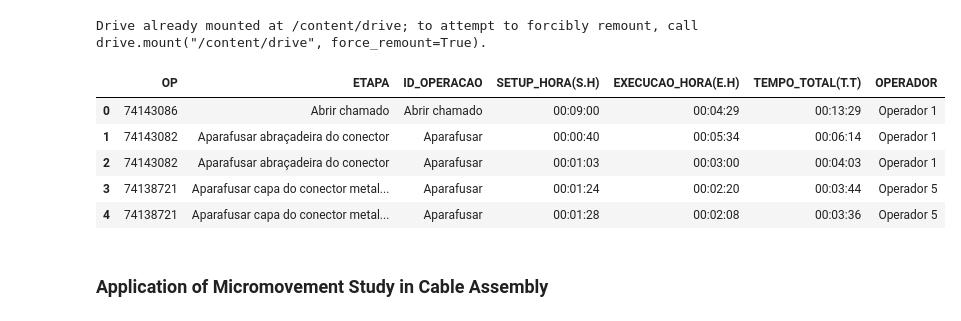
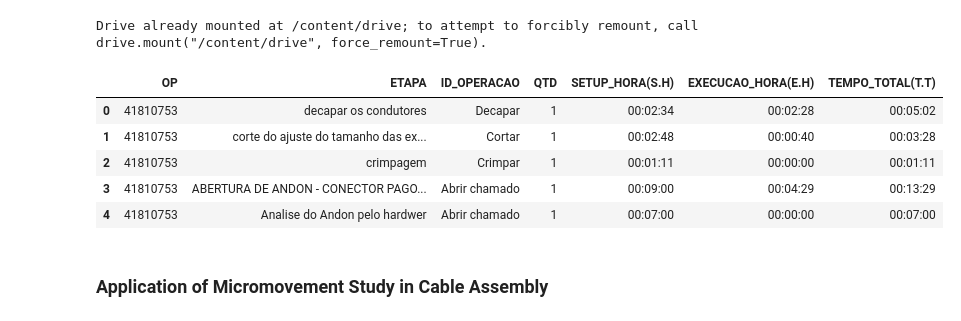
Before and after one commit to sarahbraia/dissertation_methodology_analysis_ITA, a Jupyter notebook: dissertation_methodology_analysis.ipynb, the cells around one changed output. Cells and saved outputs as stored; diff of their text form; code cells hidden in the pictures.

```diff
--- a/dissertation_methodology_analysis.ipynb
+++ b/dissertation_methodology_analysis.ipynb
@@ -12,18 +12,18 @@ from IPython.display import display
 Drive already mounted at /content/drive; to attempt to forcibly remount, call drive.mount("/content/drive", force_remount=True).
 # %%
 # Reading files from Google Drive
-base_path = '/content/drive/MyDrive/ITA -DISSERTAÇÃO/Dados_cronoanalise_cablagem.xlsx'
+base_path = '/content/drive/MyDrive/ITA -DISSERTAÇÃO/cabling_time_study_data.xlsx'
 df = pd.read_excel(base_path)
 
 # Preview of each dataset
 df.head()
 # %% [output]
-|  | OP | ETAPA | ID_OPERACAO | SETUP_HORA(S.H) | EXECUCAO_HORA(E.H) | TEMPO_TOTAL(T.T) | OPERADOR |
-| 0 | 74143086 | Abrir chamado | Abrir chamado | 00:09:00 | 00:04:29 | 00:13:29 | Operador 1 |
-| 1 | 74143082 | Aparafusar abraçadeira do conector | Aparafusar | 00:00:40 | 00:05:34 | 00:06:14 | Operador 1 |
-| 2 | 74143082 | Aparafusar abraçadeira do conector | Aparafusar | 00:01:03 | 00:03:00 | 00:04:03 | Operador 1 |
-| 3 | 74138721 | Aparafusar capa do conector metal... | Aparafusar | 00:01:24 | 00:02:20 | 00:03:44 | Operador 5 |
-| 4 | 74138721 | Aparafusar capa do conector metal... | Aparafusar | 00:01:28 | 00:02:08 | 00:03:36 | Operador 5 |
+|  | OP | ETAPA | ID_OPERACAO | QTD | SETUP_HORA(S.H) | EXECUCAO_HORA(E.H) | TEMPO_TOTAL(T.T) |
+| 0 | 41810753 | decapar os condutores | Decapar | 1 | 00:02:34 | 00:02:28 | 00:05:02 |
+| 1 | 41810753 | corte do ajuste do tamanho das ex... | Cortar | 1 | 00:02:48 | 00:00:40 | 00:03:28 |
+| 2 | 41810753 | crimpagem | Crimpar | 1 | 00:01:11 | 00:00:00 | 00:01:11 |
+| 3 | 41810753 | ABERTURA DE ANDON - CONECTOR PAGO... | Abrir chamado | 1 | 00:09:00 | 00:04:29 | 00:13:29 |
+| 4 | 41810753 | Analise do Andon pelo hardwer | Abrir chamado | 1 | 00:07:00 | 00:00:00 | 00:07:00 |
 # %% [markdown]
 ### Application of Micromovement Study in Cable Assembly
 # %%
```
Also changed, not shown: parts of 13 cells of this notebook.
